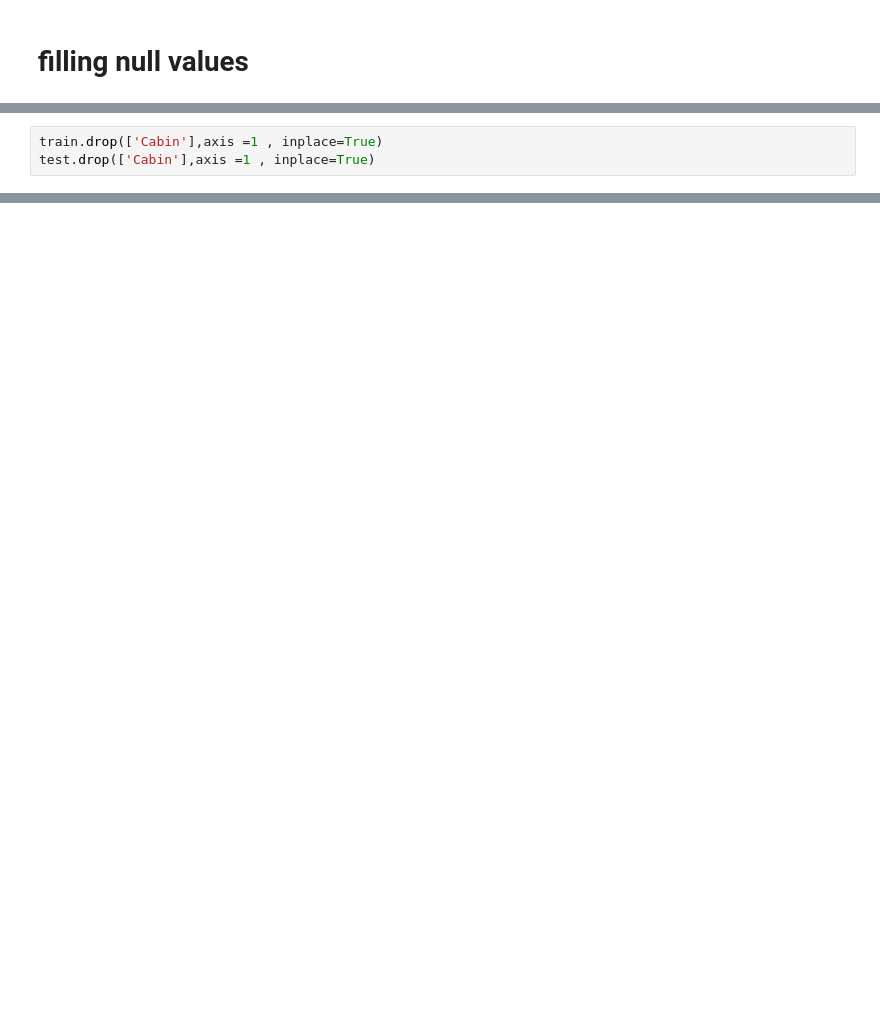
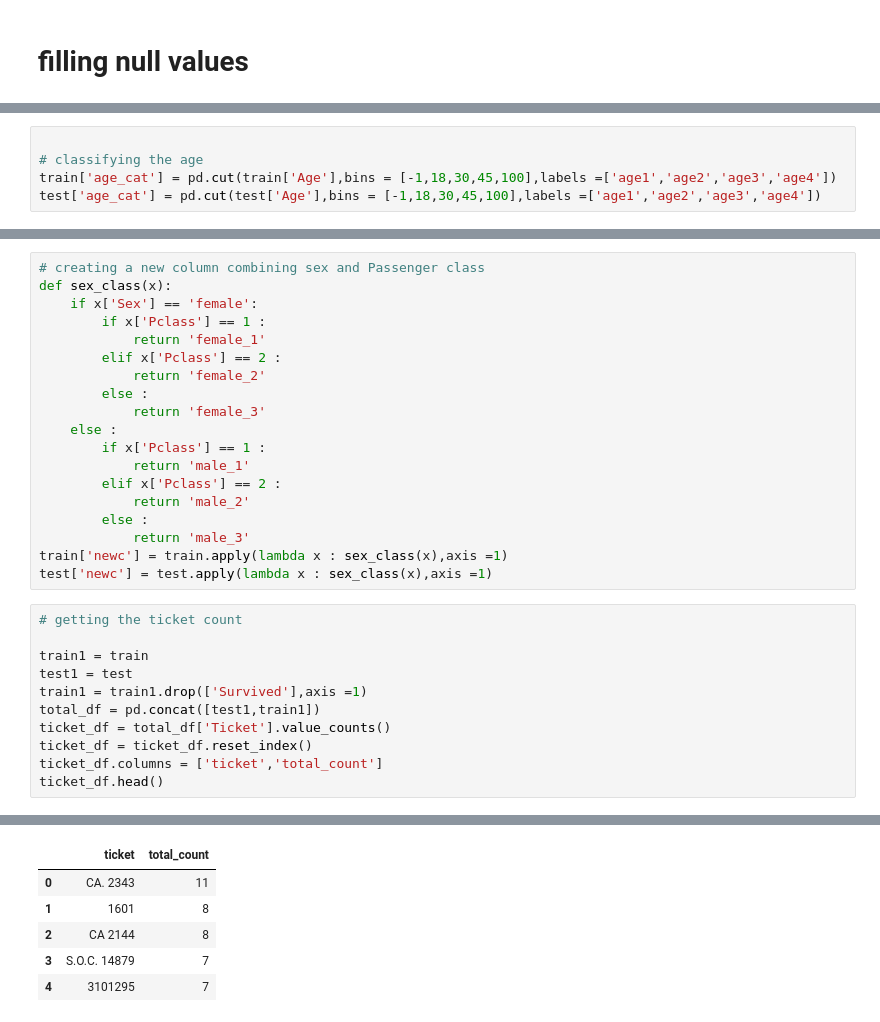
Before and after one commit to ramachaitanya0/titanic_ML, a Jupyter notebook: titanic_notebook.ipynb, the cells around one changed output, grey strips where cells are left out. Drawn from its saved outputs; the diff is of its cells as text; blank space fills up the shorter version.

```diff
--- a/titanic_notebook.ipynb
+++ b/titanic_notebook.ipynb
@@ -54,3 +58,0 @@ test['Fare'] = test['Fare'].fillna(test['Fare'].mean())
-# %%
-train.drop(['Cabin'],axis =1 , inplace=True)
-test.drop(['Cabin'],axis =1 , inplace=True)
@@ -87,0 +106,5 @@ px.histogram(df,x='Fare',color ='Survived')
+# %%
+
+# classifying the age
+train['age_cat'] = pd.cut(train['Age'],bins = [-1,18,30,45,100],labels =['age1','age2','age3','age4'])
+test['age_cat'] = pd.cut(test['Age'],bins = [-1,18,30,45,100],labels =['age1','age2','age3','age4'])
@@ -87,0 +114,31 @@ px.histogram(df,x='Fare',color ='Survived')
+# %%
+# creating a new column combining sex and Passenger class
+def sex_class(x):
+    if x['Sex'] == 'female':
+        if x['Pclass'] == 1 :
+            return 'female_1'
+        elif x['Pclass'] == 2 :
+            return 'female_2'
+        else :
+            return 'female_3'
+    else :
+        if x['Pclass'] == 1 :
+            return 'male_1'
+        elif x['Pclass'] == 2 :
+            return 'male_2'
+        else :
+            return 'male_3'
+train['newc'] = train.apply(lambda x : sex_class(x),axis =1)
+test['newc'] = test.apply(lambda x : sex_class(x),axis =1)
+# %%
+# getting the ticket count
+
+train1 = train
+test1 = test
+train1 = train1.drop(['Survived'],axis =1)
+total_df = pd.concat([test1,train1])
+ticket_df = total_df['Ticket'].value_counts()
+ticket_df = ticket_df.reset_index()
+ticket_df.columns = ['ticket','total_count']
+ticket_df.head()
+# %% [output]
@@ -87,0 +146,6 @@ px.histogram(df,x='Fare',color ='Survived')
+|  | ticket | total_count |
+| 0 | CA. 2343 | 11 |
+| 1 | 1601 | 8 |
+| 2 | CA 2144 | 8 |
+| 3 | S.O.C. 14879 | 7 |
+| 4 | 3101295 | 7 |
```
Also changed, not shown: parts of 49 cells of this notebook.
